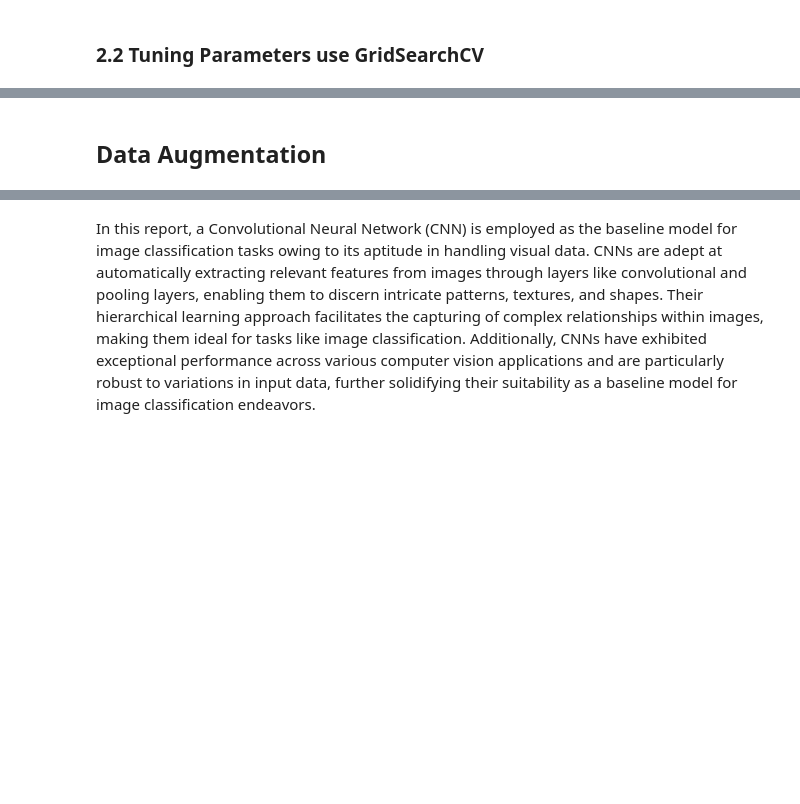
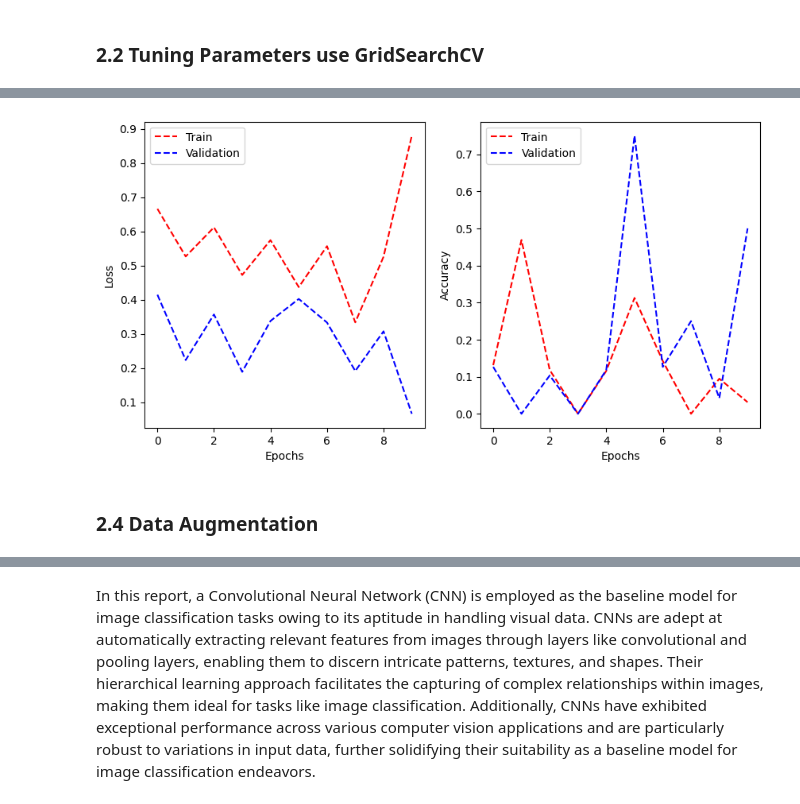
Before and after one commit to afrahhassan/afrahhassan, a Jupyter notebook: assignment2_susan.ipynb, the cells around one changed output, grey strips where cells are left out. Saved outputs shown, nothing was run; the diff lists cells and outputs as text; code cells hidden in the pictures; blank space fills up the shorter version.

```diff
--- a/assignment2_susan.ipynb
+++ b/assignment2_susan.ipynb
@@ -788,0 +1070,36 @@ Successfully installed h5py-3.11.0 keras-3.3.3 ml-dtypes-0.3.2 namex-0.0.8 optre
+# %%
+from keras.models import Sequential
+from keras.layers import Conv2D, MaxPooling2D, Flatten, Dense
+from keras.optimizers import Adam
+
+# Define the CNN model with the best parameters
+def build_cnn_best(input_shape, num_classes):
+    model = Sequential([
+        Conv2D(32, (3, 3), activation='relu', input_shape=input_shape),
+        MaxPooling2D((2, 2)),
+        Conv2D(64, (3, 3), activation='relu'),
+        MaxPooling2D((2, 2)),
+        Conv2D(128, (3, 3), activation='relu'),
+        MaxPooling2D((2, 2)),
+        Flatten(),
+        Dense(128, activation='relu'),
+        Dense(num_classes, activation='softmax')
+    ])
+    return model
+
+# Set input shape
+input_shape = (28, 28, 1)  # Assuming images are grayscale
+
+# Number of classes
+num_classes = len(np.unique(y_shape_train))
+
+# Build the CNN model with the best parameters
+cnn_model_shape_best = build_cnn_best(input_shape, num_classes)
+
+# Compile the model
+cnn_model_shape_best.compile(optimizer='adam',
+                       loss='sparse_categorical_crossentropy',
+                       metrics=['accuracy'])
+
+# Print model summary
+cnn_model_shape_best.summary()
@@ -789,2 +1304,9 @@ Successfully installed h5py-3.11.0 keras-3.3.3 ml-dtypes-0.3.2 namex-0.0.8 optre
+# %%
+# Plot learning curves using the custom function
+plot_learning_curve(history_cnn_shape_regu.history['loss'], history_cnn_shape_regu.history['val_loss'],
+                    history_cnn_shape_regu.history['categorical_accuracy'], history_cnn_shape_regu.history['val_categorical_accuracy'],
+                    metric_name='Accuracy')
+# %% [output]
+[figure, added]
 # %% [markdown]
-## Data Augmentation
+### **2.4 Data Augmentation**
```
Also changed, not shown: parts of 72 cells of this notebook.
